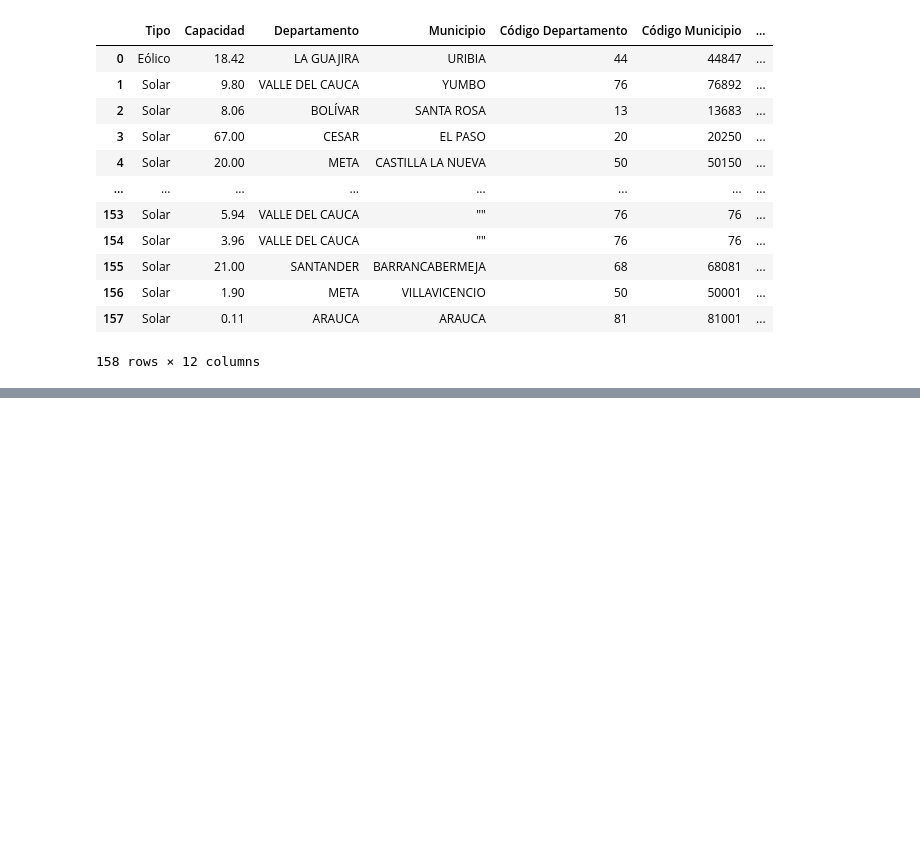
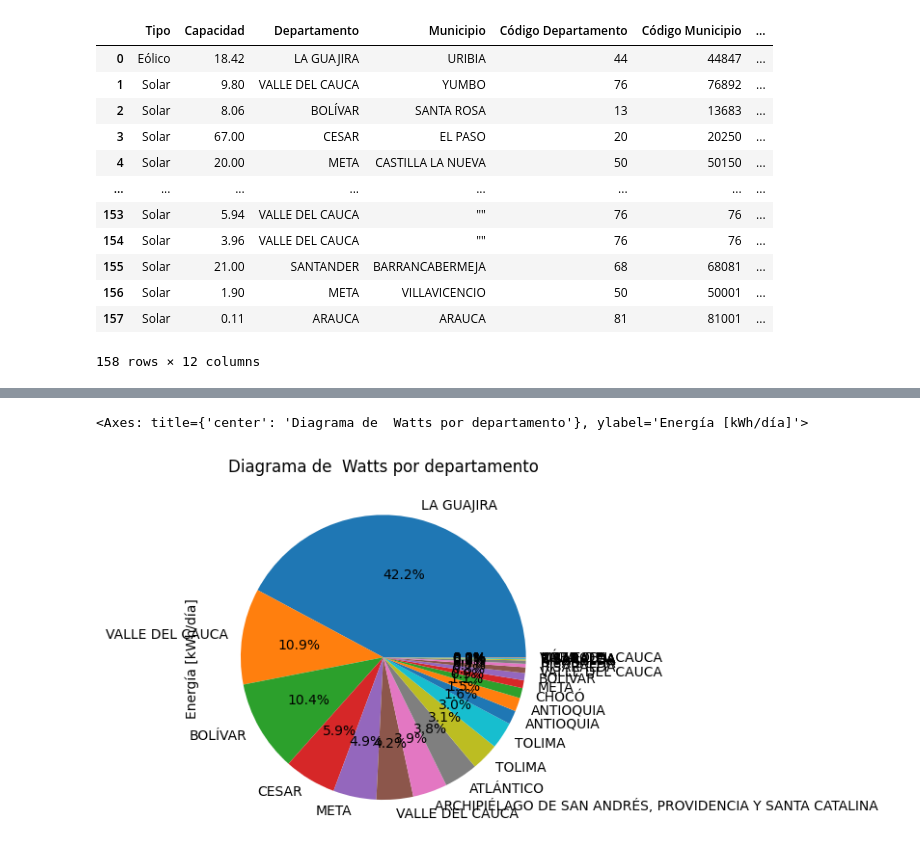
Before and after one commit to davidparra75/bootCampIA, a Jupyter notebook: DataSetEnergia/dataSet.ipynb, the cells around one changed output, grey strips where cells are left out. Drawn from its saved outputs; the diff is of its cells as text; code cells hidden in the pictures; blank space fills up the shorter version.

```diff
--- a/DataSetEnergia/dataSet.ipynb
+++ b/DataSetEnergia/dataSet.ipynb
@@ -123,0 +176,4 @@ df_copy
+# %%
+#cantidad de wats producidas por departamento
+watts_departamento = df.groupby("Departamento")["Energía [kWh/día]"].sum().sort_values(ascending=False)
+watts_departamento
@@ -123,0 +198,8 @@ df_copy
+# %%
+#grafico de pie para vizualizar aporte de kw al dia por departamento
+
+plt.Figure(figsize=(100,60))
+watts_departamento.plot(kind="pie",labels=df["Departamento"], title="Diagrama de  Watts por departamento", autopct='%1.1f%%')
+# %% [output]
+<Axes: title={'center': 'Diagrama de  Watts por departamento'}, ylabel='Energía [kWh/día]'>
+[figure, added]
```
Also changed, not shown: parts of 5 cells of this notebook, 18 other files.
